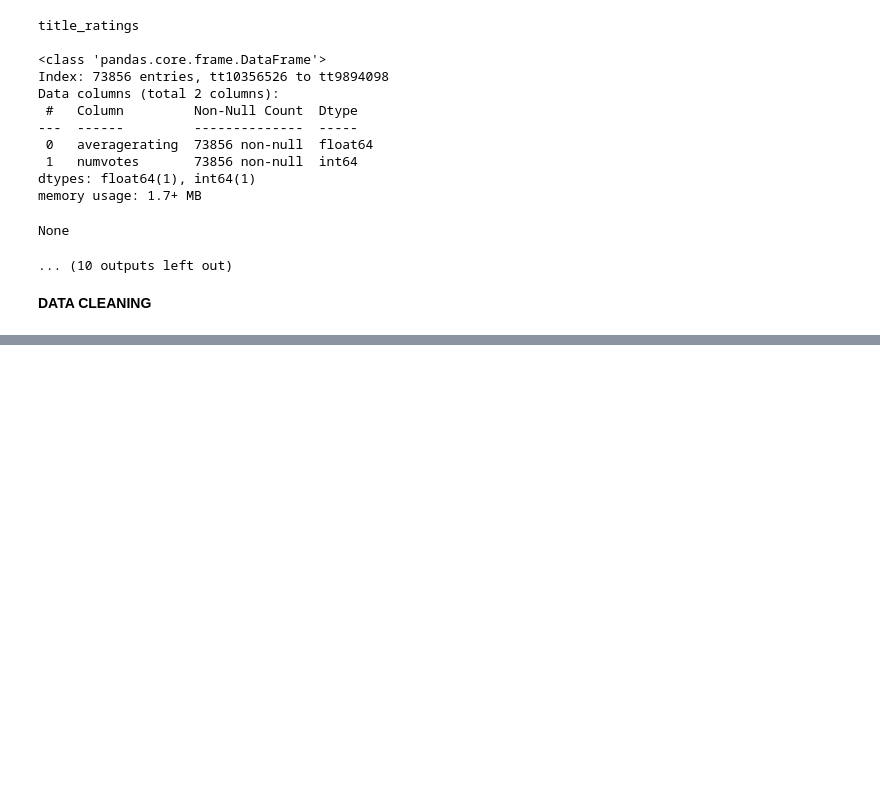
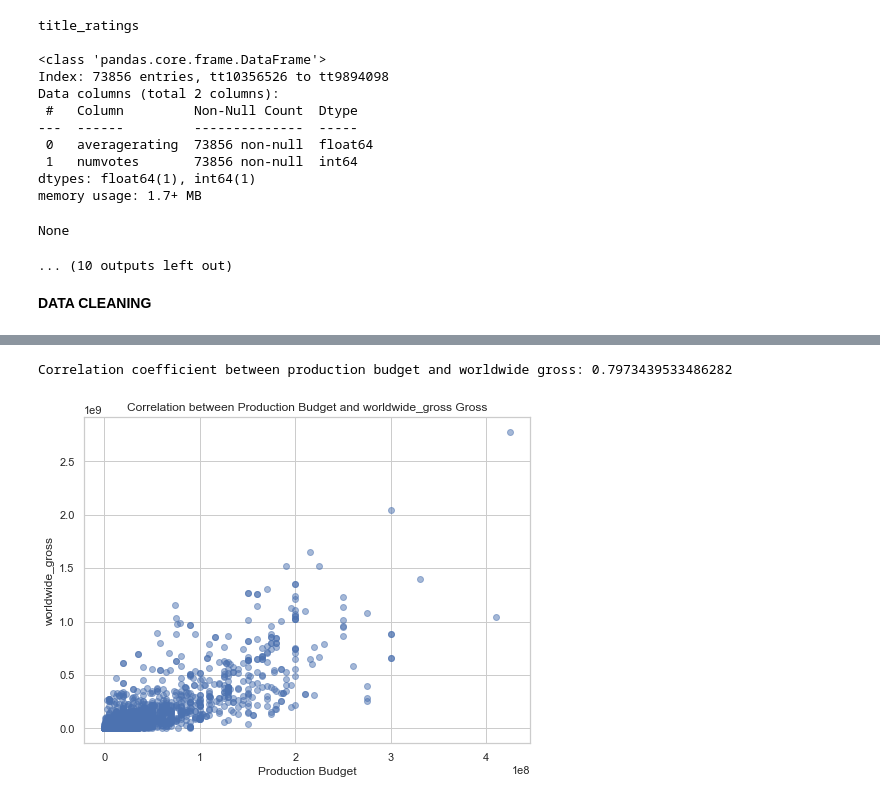
Before and after one commit to Iswana-O/dsc-phase-1-project, a Jupyter notebook: MICROSOFT MOVIE STUDIO ANALYSIS.ipynb, the cells around one changed output, grey strips where cells are left out. Cells and saved outputs as stored; diff of their text form; code cells hidden in the pictures; blank space fills up the shorter version.

```diff
--- a/MICROSOFT MOVIE STUDIO ANALYSIS.ipynb
+++ b/MICROSOFT MOVIE STUDIO ANALYSIS.ipynb
@@ -308,0 +491,30 @@ plt.show()
+# %%
+# Create a new DataFrame with only the 'production_budget' and 'domestic_gross' columns
+budget_worldwide_df = tmdb_movies_budgets_df[['production_budget', 'worldwide_gross']]
+
+# Dropping rows with missing data (if any)
+budget_worldwide_df = budget_worldwide_df.dropna()
+
+# Convert the columns to numeric types
+budget_worldwide_df['production_budget'] = pd.to_numeric(budget_worldwide_df['production_budget'].astype(str).str.replace('[^\d.]', ''), errors='coerce')
+budget_worldwide_df['worldwide_gross'] = pd.to_numeric(budget_worldwide_df['worldwide_gross'].astype(str).str.replace('[^\d.]', ''), errors='coerce')
+
+# Drop any rows where the conversion resulted in NaN (not-a-number)
+budget_worldwide_df = budget_worldwide_df.dropna()
+
+# Calculating the correlation coefficient
+correlation_coefficient = budget_worldwide_df['production_budget'].corr(budget_worldwide_df['worldwide_gross'])
+
+print("Correlation coefficient between production budget and worldwide gross:", correlation_coefficient)
+
+# Visualizing the relationship with a scatter plot
+plt.figure(figsize=(8, 6))
+plt.scatter(budget_worldwide_df['production_budget'], budget_worldwide_df['worldwide_gross'], alpha=0.5)
+plt.xlabel('Production Budget')
+plt.ylabel('worldwide_gross')
+plt.title('Correlation between Production Budget and worldwide_gross Gross')
+plt.grid(True)
+plt.show()
+# %% [output]
+Correlation coefficient between production budget and worldwide gross: 0.7973439533486282
+[figure, added]
```
Also changed, not shown: parts of 23 cells of this notebook, 1 other file.
